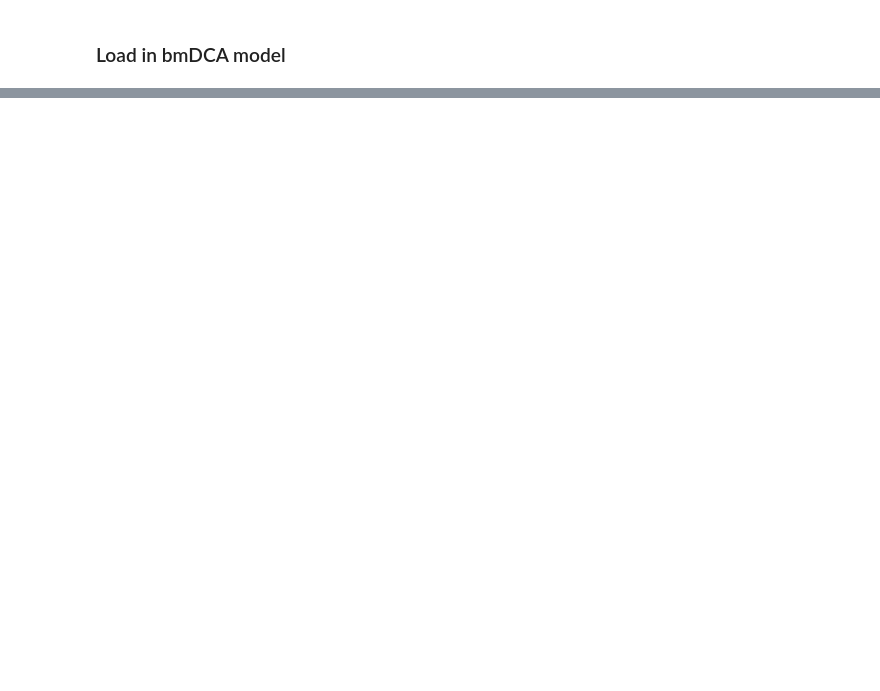
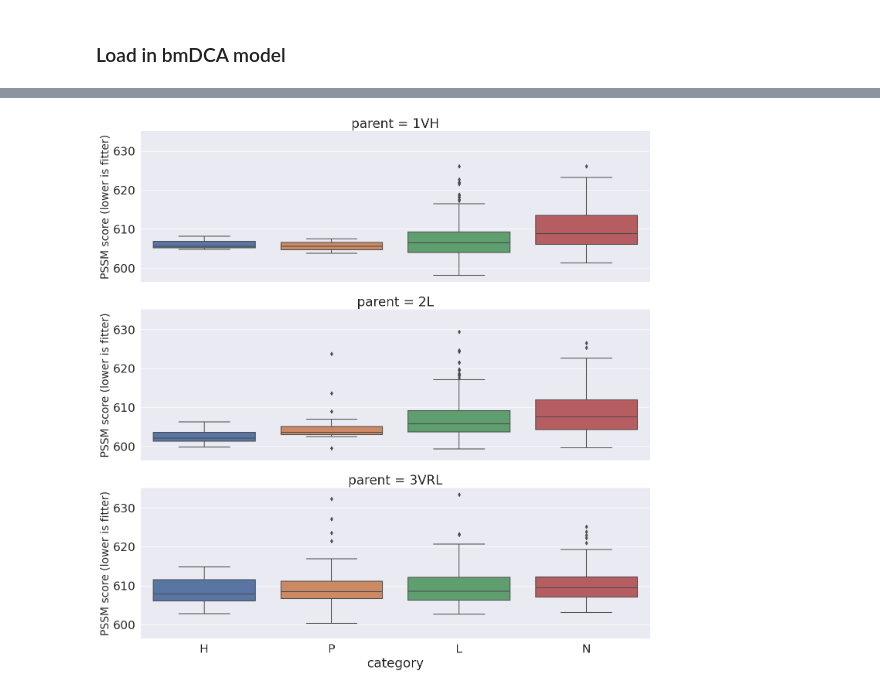
Before and after one commit to RomeroLab/sadx-latent-function, a Jupyter notebook: projects/Biochemical_Ordinal/scripts/natural_seqs_pssm_dca.ipynb, the cells around one changed output, grey strips where cells are left out. Cells and saved outputs as stored; diff of their text form; code cells hidden in the pictures; blank space fills up the shorter version.

```diff
--- a/projects/Biochemical_Ordinal/scripts/natural_seqs_pssm_dca.ipynb
+++ b/projects/Biochemical_Ordinal/scripts/natural_seqs_pssm_dca.ipynb
@@ -183,0 +191,8 @@ KendalltauResult(correlation=0.32706466831988773, pvalue=2.597988317197592e-11)
+# %%
+seqs = pd.read_csv("../data/sequences_Oct22.tsv", sep="\t")
+seqs_no_dups = seqs.drop_duplicates(["parent", "category", "ss_aa"], keep='first')
+parent_seqs = seqs_no_dups[seqs_no_dups.ss_aa == "*0*"].groupby("parent").head(1)
+parent_seqs.category = "P"
+final_seqs = pd.concat([seqs_no_dups[seqs_no_dups.ss_aa != "*0*" ], parent_seqs])
+final_seqs["response"] = final_seqs.category.map({"H":3, "P":2, "L":1, "N":0})
+final_seqs
@@ -183,0 +213,25 @@ KendalltauResult(correlation=0.32706466831988773, pvalue=2.597988317197592e-11)
+# %%
+# cache the parent sequences in this dictionary
+parent_seqs = {parent: utils.get_parent_seq(parent) for parent in final_seqs.parent.unique()}
+
+# map the shortened sequences to full sequences
+final_seqs["sequence_aa"] = final_seqs[["ss_aa", "parent"]].apply(lambda x:
+                                    utils.expand_mut_str_list_to_seq(
+                                        x['ss_aa'], parent_seqs[x['parent']],
+                                        split_mut_char=",", offset=1), axis=1)
+
+final_seqs["sequence_aa_trim"] = final_seqs.sequence_aa.str.slice(1, -1)
+# %%
+# compute PSSM score on the trimmed sequences
+final_seqs["pssm_score"] = final_seqs.sequence_aa_trim.map(lambda x:
+    -h_ia[np.arange(h_ia.shape[0]), DEFAULT_ENCODER.string_to_np(x)].sum())
+
+final_seqs["dca_score"] = final_seqs.sequence_aa_trim.map(lambda x:
+    energy_calc_single(DEFAULT_ENCODER.string_to_np(x), h_i_a=h_i_a, e_i_a_j_b=e_i_a_j_b))
+# %%
+sns.set(font_scale=2)
+g = sns.catplot(x='category', y='pssm_score', row="parent", data=final_seqs, kind="box", aspect=3)
+g.set_ylabels('PSSM score (lower is fitter)', fontsize=20)
+pass
+# %% [output]
+[figure, added]
```
Also changed, not shown: parts of 25 cells of this notebook, 3 other files.
